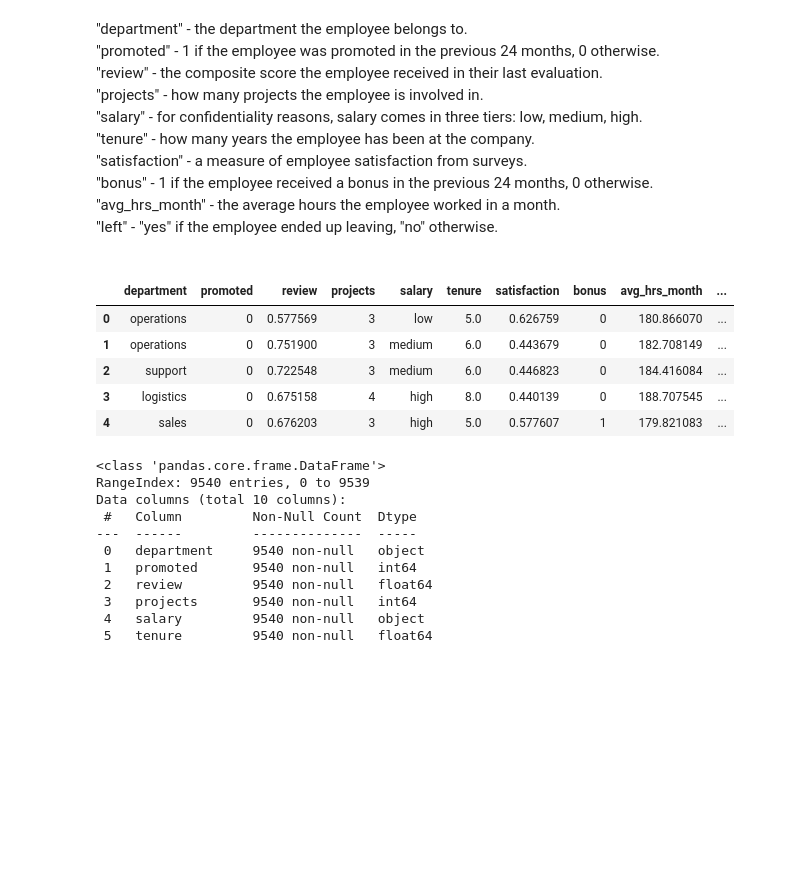
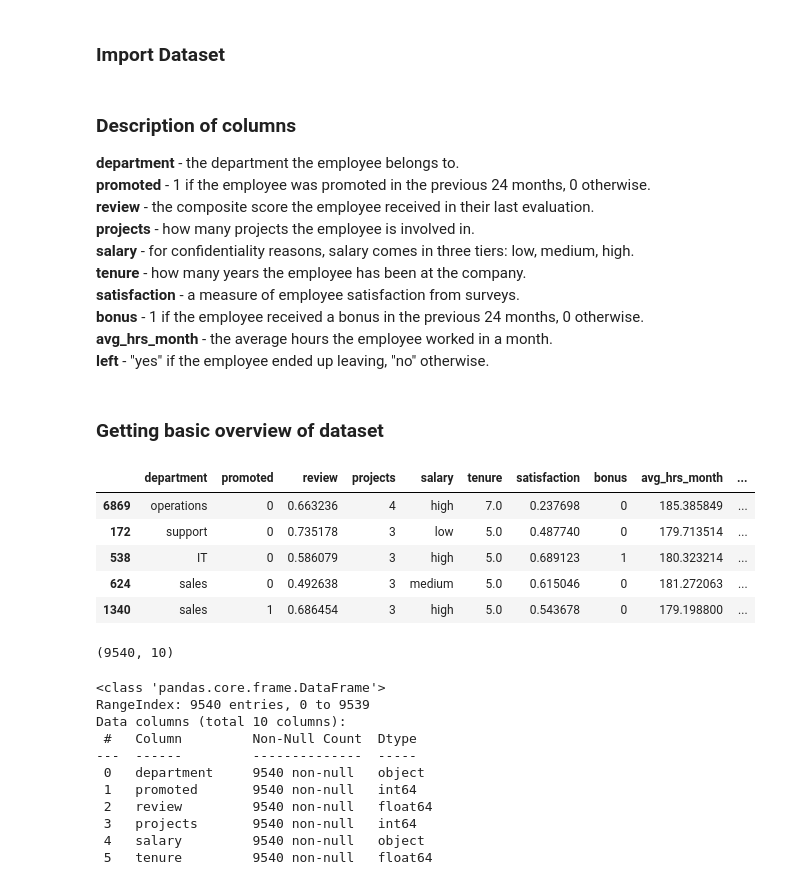
Before and after one commit to IMSUMEET/Employee_Turnover_Prediction, a Jupyter notebook: model/prediction.ipynb, the cells around one changed output. Saved outputs shown, nothing was run; the diff lists cells and outputs as text; code cells hidden in the pictures; blank space fills up the shorter version.

```diff
--- a/model/prediction.ipynb
+++ b/model/prediction.ipynb
@@ -27,4 +41,6 @@ from sklearn.ensemble import HistGradientBoostingClassifier
 from sklearn.metrics import confusion_matrix
 from sklearn.metrics import accuracy_score
 from sklearn.metrics import roc_auc_score
+# %% [markdown]
+### Import Dataset
 # %%
@@ -31,33 +48,31 @@ from sklearn.metrics import roc_auc_score
 df = pd.read_csv('employee_churn_data.csv')
 # %% [markdown]
-<p>"department" - the department the employee belongs to.<br>
-"promoted" - 1 if the employee was promoted in the previous 24 months, 0 otherwise.<br>
-"review" - the composite score the employee received in their last evaluation.<br>
-"projects" - how many projects the employee is involved in.<br>
-"salary" - for confidentiality reasons, salary comes in three tiers: low, medium, high.<br>
-"tenure" - how many years the employee has been at the company.<br>
-"satisfaction" - a measure of employee satisfaction from surveys.<br>
-"bonus" - 1 if the employee received a bonus in the previous 24 months, 0 otherwise.<br>
-"avg_hrs_month" - the average hours the employee worked in a month.<br>
-"left" - "yes" if the employee ended up leaving, "no" otherwise.</p>
+### Description of columns
+<p><b>department</b> - the department the employee belongs to.<br>
+<b>promoted</b> - 1 if the employee was promoted in the previous 24 months, 0 otherwise.<br>
+<b>review</b> - the composite score the employee received in their last evaluation.<br>
+<b>projects</b> - how many projects the employee is involved in.<br>
+<b>salary</b> - for confidentiality reasons, salary comes in three tiers: low, medium, high.<br>
+<b>tenure</b> - how many years the employee has been at the company.<br>
+<b>satisfaction</b> - a measure of employee satisfaction from surveys.<br>
+<b>bonus</b> - 1 if the employee received a bonus in the previous 24 months, 0 otherwise.<br>
+<b>avg_hrs_month</b> - the average hours the employee worked in a month.<br>
+<b>left</b> - "yes" if the employee ended up leaving, "no" otherwise.</p>
-# %% [markdown]
-<!-- "department" - the department the employee belongs to.
-"promoted" - 1 if the employee was promoted in the previous 24 months, 0 otherwise.
-"review" - the composite score the employee received in their last evaluation.
-"projects" - how many projects the employee is involved in.
-"salary" - for confidentiality reasons, salary comes in three tiers: low, medium, high.
-"tenure" - how many years the employee has been at the company.
-"satisfaction" - a measure of employee satisfaction from surveys.
-"bonus" - 1 if the employee received a bonus in the previous 24 months, 0 otherwise.
-"avg_hrs_month" - the average hours the employee worked in a month.
-"left" - "yes" if the employee ended up leaving, "no" otherwise. -->
+# %% [markdown]
+### Getting basic overview of dataset
 # %%
-df.head()
+# how does data look like
+df.sample(5)
 # %% [output]
 |  | department | promoted | review | projects | salary | tenure | satisfaction | bonus | avg_hrs_month | ... |
-| 0 | operations | 0 | 0.577569 | 3 | low | 5.0 | 0.626759 | 0 | 180.866070 | ... |
-| 1 | operations | 0 | 0.751900 | 3 | medium | 6.0 | 0.443679 | 0 | 182.708149 | ... |
-| 2 | support | 0 | 0.722548 | 3 | medium | 6.0 | 0.446823 | 0 | 184.416084 | ... |
-| 3 | logistics | 0 | 0.675158 | 4 | high | 8.0 | 0.440139 | 0 | 188.707545 | ... |
-| 4 | sales | 0 | 0.676203 | 3 | high | 5.0 | 0.577607 | 1 | 179.821083 | ... |
+| 6869 | operations | 0 | 0.663236 | 4 | high | 7.0 | 0.237698 | 0 | 185.385849 | ... |
+| 172 | support | 0 | 0.735178 | 3 | low | 5.0 | 0.487740 | 0 | 179.713514 | ... |
+| 538 | IT | 0 | 0.586079 | 3 | high | 5.0 | 0.689123 | 1 | 180.323214 | ... |
+| 624 | sales | 0 | 0.492638 | 3 | medium | 5.0 | 0.615046 | 0 | 181.272063 | ... |
+| 1340 | sales | 1 | 0.686454 | 3 | high | 5.0 | 0.543678 | 0 | 179.198800 | ... |
+# %%
+# checking how big is data
+df.shape
+# %% [output]
+(9540, 10)
 # %%
```
Also changed, not shown: parts of 65 cells of this notebook, 7 other files.
